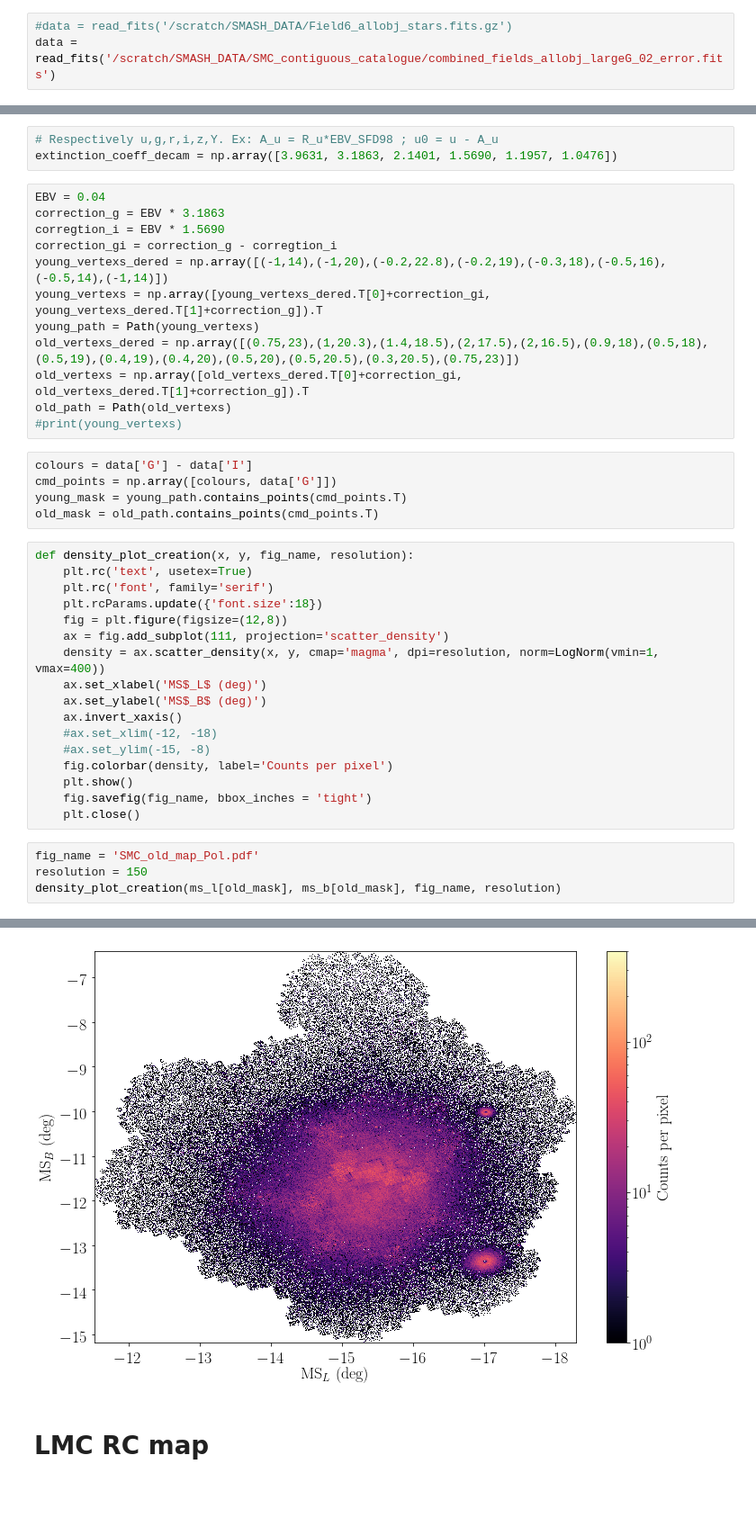
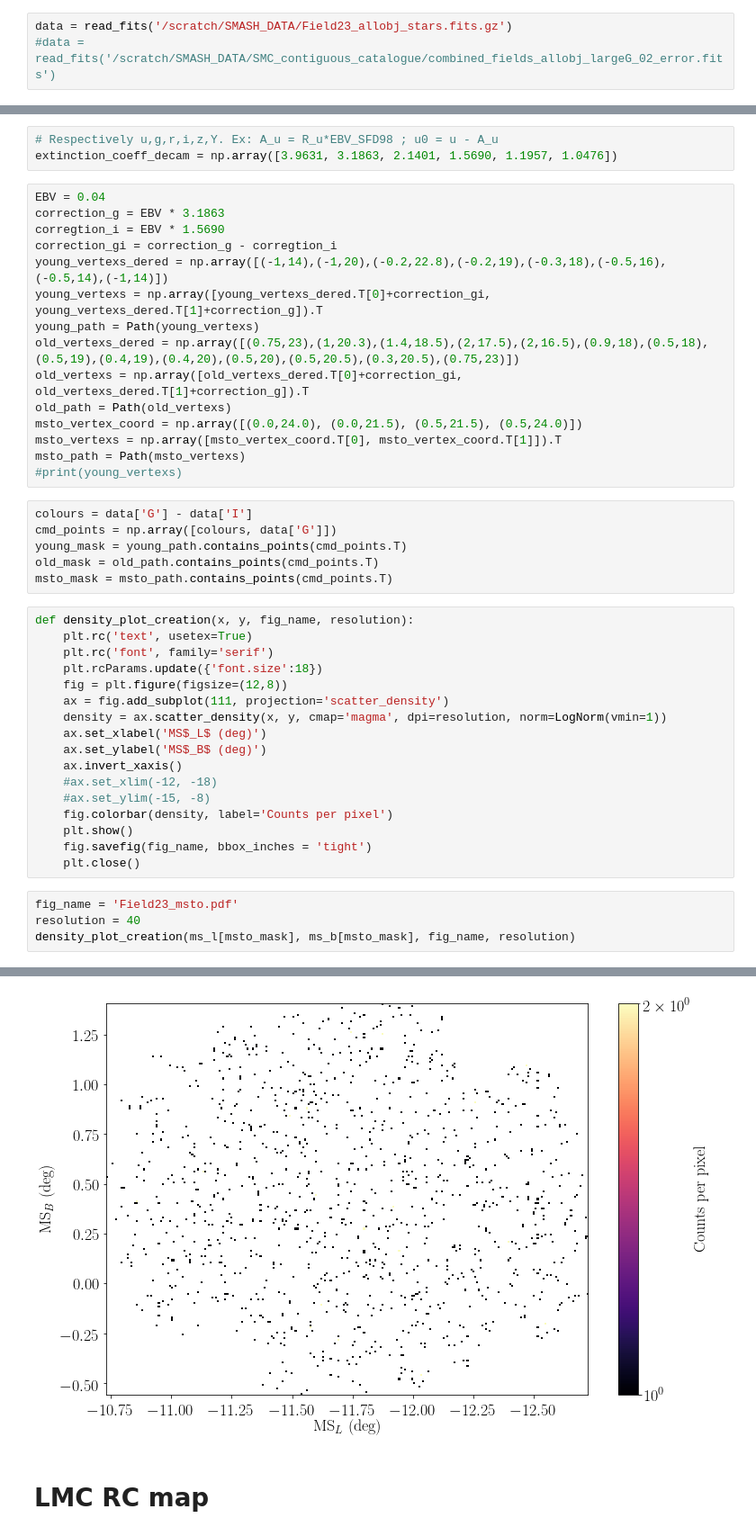
Before and after one commit to pmassana/SMASH_maps, a Jupyter notebook: SMC_map.ipynb, the cells around one changed output, grey strips where cells are left out. Shown: that part at 90% size. Drawn from its saved outputs; the diff is of its cells as text; blank space fills up the shorter version.

Commit message:
Edit to plot different individual fields

```diff
--- a/SMC_map.ipynb
+++ b/SMC_map.ipynb
@@ -17,8 +17,8 @@ def read_fits (name):
     hdulist.close()
     return field_data
 # %%
-#data = read_fits('/scratch/SMASH_DATA/Field6_allobj_stars.fits.gz')
-data = read_fits('/scratch/SMASH_DATA/SMC_contiguous_catalogue/combined_fields_allobj_largeG_02_error.fits')
+data = read_fits('/scratch/SMASH_DATA/Field23_allobj_stars.fits.gz')
+#data = read_fits('/scratch/SMASH_DATA/SMC_contiguous_catalogue/combined_fields_allobj_largeG_02_error.fits')
 # %%
 def phi12_rotmat(alpha,delta):
     '''
@@ -67,12 +67,16 @@ young_path = Path(young_vertexs)
 old_vertexs_dered = np.array([(0.75,23),(1,20.3),(1.4,18.5),(2,17.5),(2,16.5),(0.9,18),(0.5,18),(0.5,19),(0.4,19),(0.4,20),(0.5,20),(0.5,20.5),(0.3,20.5),(0.75,23)])
 old_vertexs = np.array([old_vertexs_dered.T[0]+correction_gi, old_vertexs_dered.T[1]+correction_g]).T
 old_path = Path(old_vertexs)
+msto_vertex_coord = np.array([(0.0,24.0), (0.0,21.5), (0.5,21.5), (0.5,24.0)])
+msto_vertexs = np.array([msto_vertex_coord.T[0], msto_vertex_coord.T[1]]).T
+msto_path = Path(msto_vertexs)
 #print(young_vertexs)
 # %%
 colours = data['G'] - data['I']
 cmd_points = np.array([colours, data['G']])
 young_mask = young_path.contains_points(cmd_points.T)
 old_mask = old_path.contains_points(cmd_points.T)
+msto_mask = msto_path.contains_points(cmd_points.T)
 # %%
 def density_plot_creation(x, y, fig_name, resolution):
     plt.rc('text', usetex=True)
@@ -80,7 +84,7 @@ def density_plot_creation(x, y, fig_name, resolution):
     plt.rcParams.update({'font.size':18})
     fig = plt.figure(figsize=(12,8))
     ax = fig.add_subplot(111, projection='scatter_density')
-    density = ax.scatter_density(x, y, cmap='magma', dpi=resolution, norm=LogNorm(vmin=1, vmax=400))
+    density = ax.scatter_density(x, y, cmap='magma', dpi=resolution, norm=LogNorm(vmin=1))
     ax.set_xlabel('MS$_L$ (deg)')
     ax.set_ylabel('MS$_B$ (deg)')
     ax.invert_xaxis()
@@ -91,7 +95,7 @@ def density_plot_creation(x, y, fig_name, resolution):
     fig.savefig(fig_name, bbox_inches = 'tight')
     plt.close()
 # %%
-fig_name = 'SMC_old_map_Pol.pdf'
-resolution = 150
-density_plot_creation(ms_l[old_mask], ms_b[old_mask], fig_name, resolution)
+fig_name = 'Field23_msto.pdf'
+resolution = 40
+density_plot_creation(ms_l[msto_mask], ms_b[msto_mask], fig_name, resolution)
 # %% [output]
@@ -98,4 +106,4 @@ density_plot_creation(ms_l[old_mask], ms_b[old_mask], fig_name, resolution)
-[figure, old version]
+[figure, new version]
 # %% [markdown]
 # LMC RC map
 # %%
```
Also changed, not shown: parts of 6 cells of this notebook.
